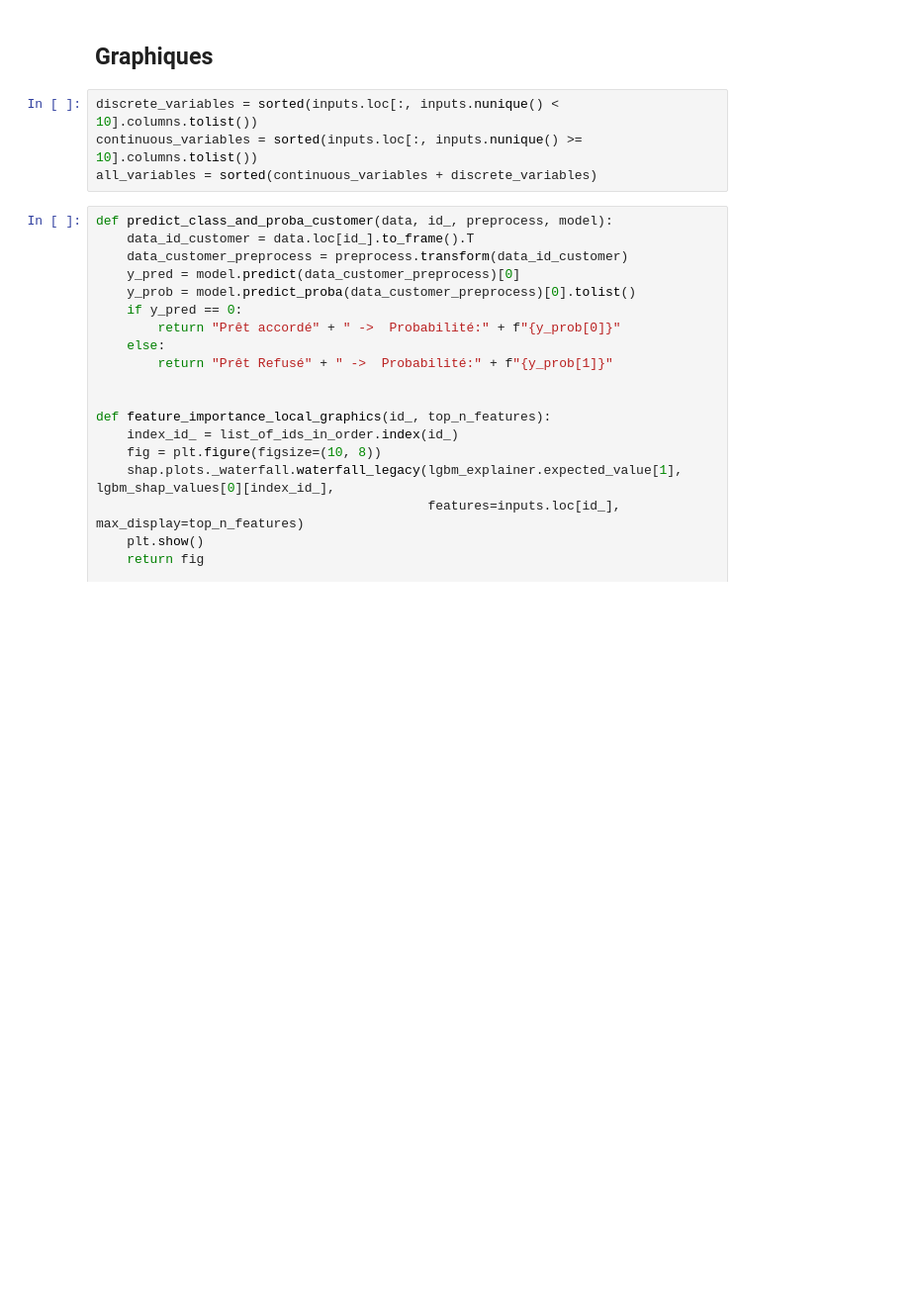
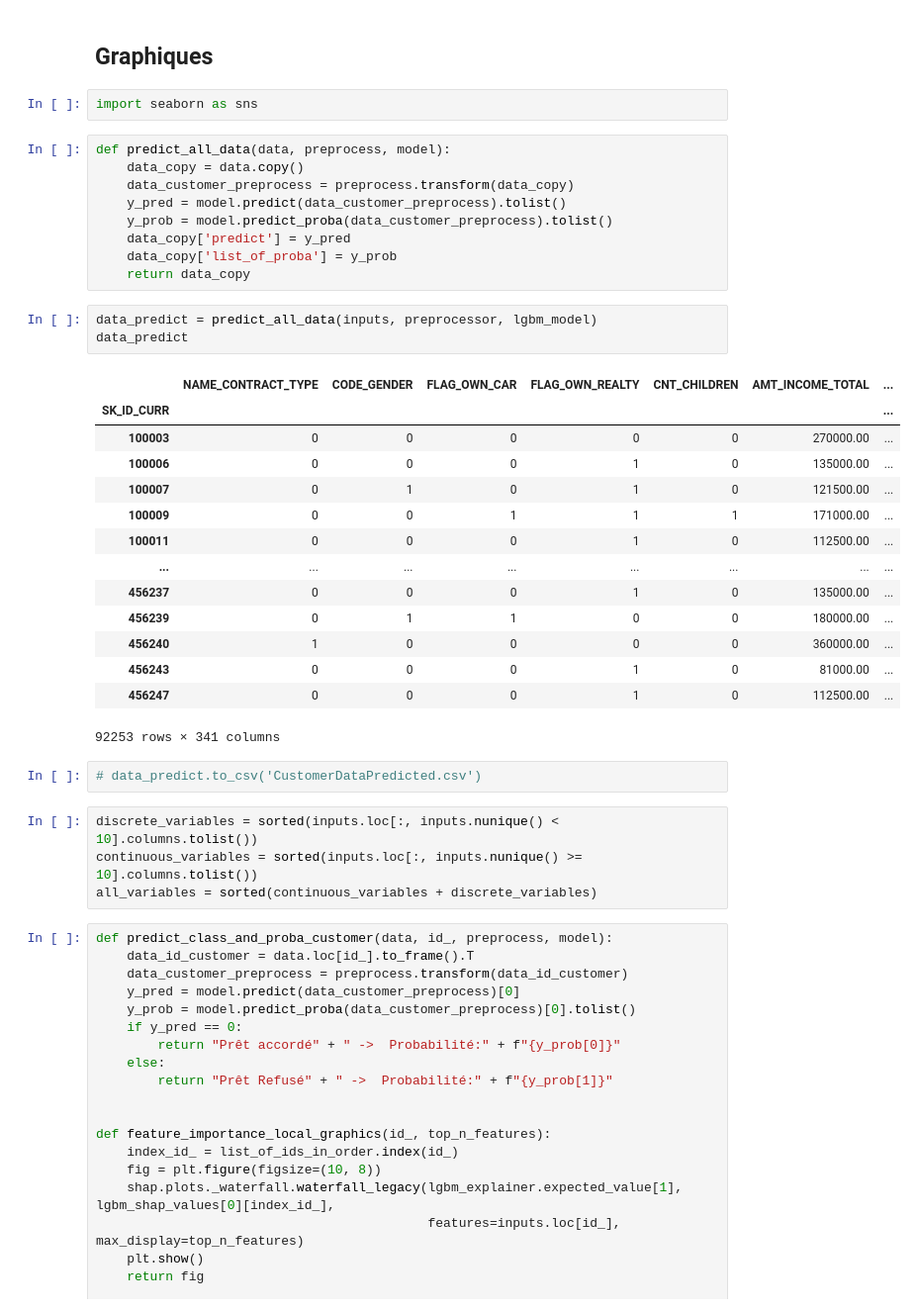
Before and after one commit to Ludo13009/projet-7-home-credit-OC, a Jupyter notebook: notebooks/Preparation_of_predictions_and_Feature_Importance.ipynb.ipynb, the cells around one changed output. Shown at 99% size. Cells and saved outputs as stored; diff of their text form; blank space fills up the shorter version.

```diff
--- a/notebooks/Preparation_of_predictions_and_Feature_Importance.ipynb.ipynb
+++ b/notebooks/Preparation_of_predictions_and_Feature_Importance.ipynb.ipynb
@@ -106,5 +68,36 @@ graph_shap_global = feature_importance_global_graphics(inputs, lgbm_shap_values)
 # %% [markdown]
 ## Graphiques
+# %%
+import seaborn as sns
+# %%
+def predict_all_data(data, preprocess, model):
+    data_copy = data.copy()
+    data_customer_preprocess = preprocess.transform(data_copy)
+    y_pred = model.predict(data_customer_preprocess).tolist()
+    y_prob = model.predict_proba(data_customer_preprocess).tolist()
+    data_copy['predict'] = y_pred
+    data_copy['list_of_proba'] = y_prob
+    return data_copy
+# %%
+data_predict = predict_all_data(inputs, preprocessor, lgbm_model)
+data_predict
+# %% [output]
+|  | NAME_CONTRACT_TYPE | CODE_GENDER | FLAG_OWN_CAR | FLAG_OWN_REALTY | CNT_CHILDREN | AMT_INCOME_TOTAL | ... |
+| SK_ID_CURR |  |  |  |  |  |  | ... |
+| 100003 | 0 | 0 | 0 | 0 | 0 | 270000.00 | ... |
+| 100006 | 0 | 0 | 0 | 1 | 0 | 135000.00 | ... |
+| 100007 | 0 | 1 | 0 | 1 | 0 | 121500.00 | ... |
+| 100009 | 0 | 0 | 1 | 1 | 1 | 171000.00 | ... |
+| 100011 | 0 | 0 | 0 | 1 | 0 | 112500.00 | ... |
+| ... | ... | ... | ... | ... | ... | ... | ... |
+| 456237 | 0 | 0 | 0 | 1 | 0 | 135000.00 | ... |
+| 456239 | 0 | 1 | 1 | 0 | 0 | 180000.00 | ... |
+| 456240 | 1 | 0 | 0 | 0 | 0 | 360000.00 | ... |
+| 456243 | 0 | 0 | 0 | 1 | 0 | 81000.00 | ... |
+| 456247 | 0 | 0 | 0 | 1 | 0 | 112500.00 | ... |
+92253 rows × 341 columns
+# %%
+# data_predict.to_csv('CustomerDataPredicted.csv')
 # %%
 discrete_variables = sorted(inputs.loc[:, inputs.nunique() < 10].columns.tolist())
 continuous_variables = sorted(inputs.loc[:, inputs.nunique() >= 10].columns.tolist())
```
Also changed, not shown: parts of 20 cells of this notebook, 1 other file.
